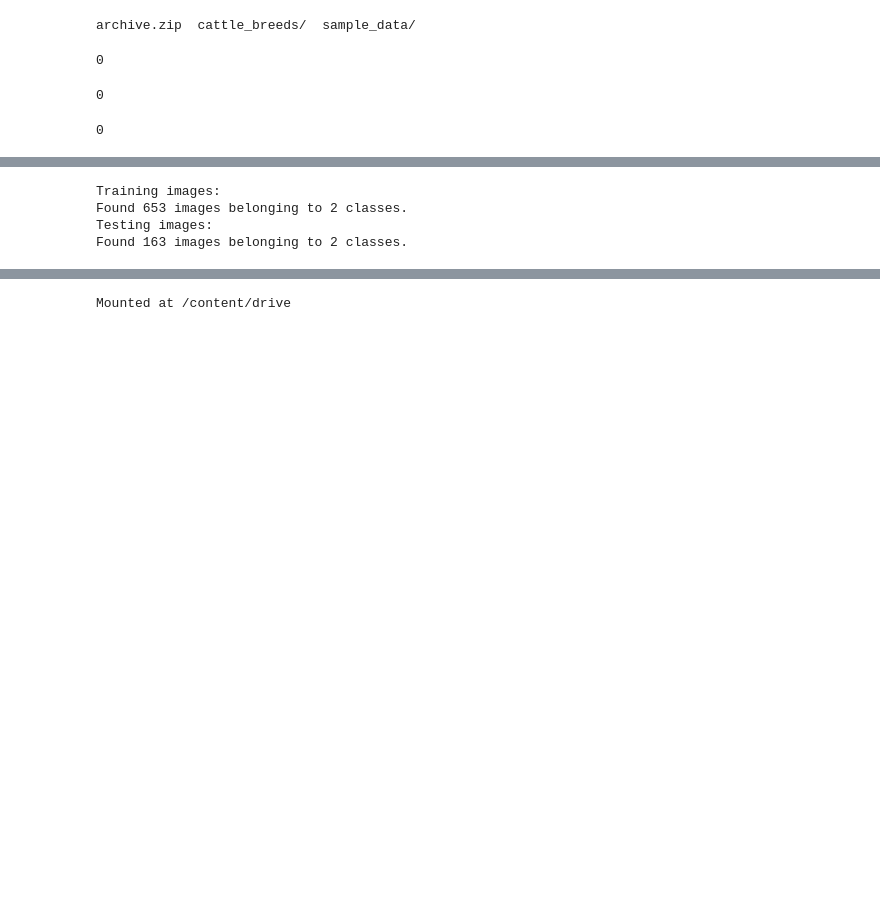
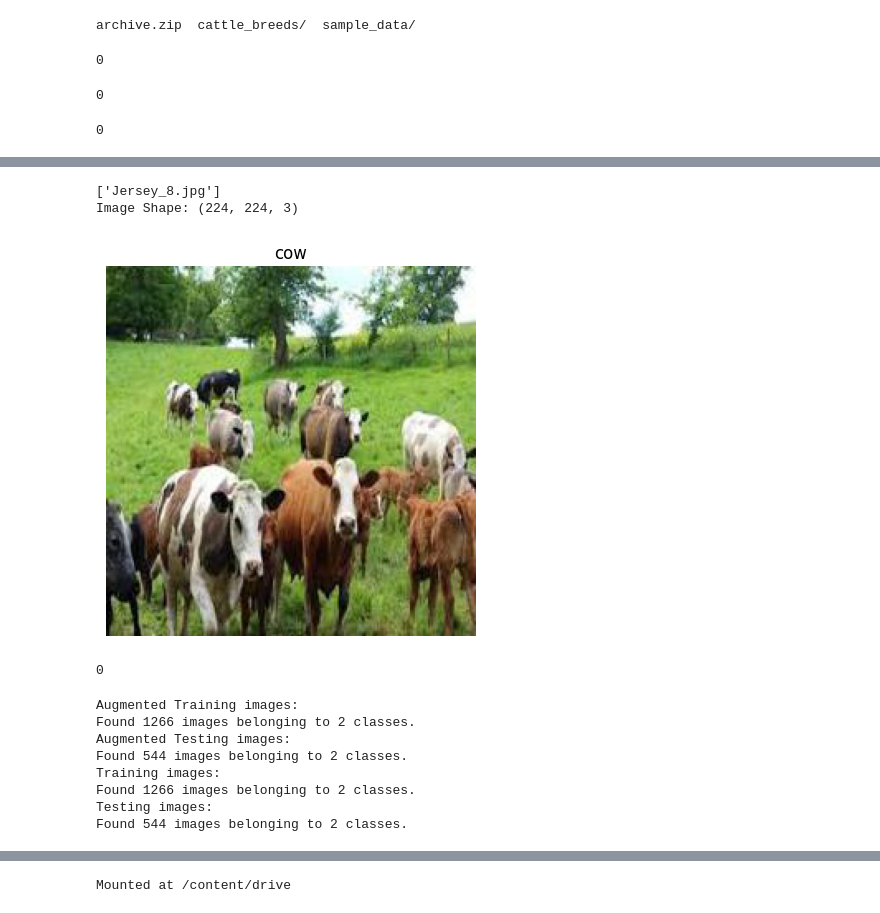
Before and after one commit to prateek66/deep_learning, a Jupyter notebook: Cattle_classifier.ipynb, the cells around one changed output, grey strips where cells are left out. Saved outputs shown, nothing was run; the diff lists cells and outputs as text; code cells hidden in the pictures; blank space fills up the shorter version.

```diff
--- a/Cattle_classifier.ipynb
+++ b/Cattle_classifier.ipynb
@@ -96,0 +106,31 @@ There are 0 directories and 0 images in '/content/dataSet/test/.ipynb_checkpoint
+# %%
+#visualize
+import matplotlib.pyplot as plt
+import matplotlib.image as mpimg
+import random
+import os
+
+def view_random_image(target_dir,target_class):
+  #setup the target directory(We'll view images from here)
+  target_folder = target_dir+target_class
+
+  #Get a random Image path
+  random_image = random.sample(os.listdir(target_folder), 1)
+  print(random_image)
+  #read image
+  img = mpimg.imread(target_folder + "/" + random_image[0])  #random_image returns a list
+  plt.imshow(img)
+  plt.title(target_class)
+  plt.axis("off");
+
+  print(f"Image Shape: {img.shape}")
+
+  return img
+# %%
+
+# view Image by using above function
+img = view_random_image(target_dir="/content/newDataSet/test/",target_class= "cow")
+# %% [output]
+['Jersey_8.jpg']
+Image Shape: (224, 224, 3)
+[figure, added]
@@ -97,3 +174,8 @@ There are 0 directories and 0 images in '/content/dataSet/test/.ipynb_checkpoint
+# %%
+import os
+os.system("rm -rf /content/newDataSet/test/.ipynb_checkpoints /content/newDataSet/train/.ipynb_checkpoints /content/newDataSet/.ipynb_checkpoints")
+# %% [output]
+0
 # %%
 # Setup data inputs
 from tensorflow.keras.preprocessing.image import ImageDataGenerator
@@ -101,25 +183,47 @@ from tensorflow.keras.preprocessing.image import ImageDataGenerator
 IMAGE_SHAPE = (224, 224)
 BATCH_SIZE = 32
 
-train_dir = "/content/dataSet/train/"
-test_dir = "/content/dataSet/val/"
+train_dir = "/content/newDataSet/train/"
+test_dir = "/content/newDataSet/test/"
 
-train_datagen = ImageDataGenerator(rescale=1/255.)
-test_datagen = ImageDataGenerator(rescale=1/255.)
+train_datagen_augmented = ImageDataGenerator(rescale= 1./255,rotation_range=0.2,width_shift_range=0.2,height_shift_range=0.2,shear_range=0.2,zoom_range=0.2)
+test_datagen_augmented = ImageDataGenerator(rescale= 1./255,rotation_range=0.2,width_shift_range=0.2,height_shift_range=0.2,shear_range=0.2,zoom_range=0.2)
+train_datagen = ImageDataGenerator(rescale=1./255)
+test_datagen = ImageDataGenerator(rescale=1./255)
+
+print("Augmented Training images:")
+train_augmented_data = train_datagen_augmented.flow_from_directory(train_dir,
+                                               target_size=IMAGE_SHAPE,
+                                               batch_size=BATCH_SIZE,
+                                               class_mode="binary",
+                                               shuffle = True)
+
+print("Augmented Testing images:")
+test_augmented_data = test_datagen_augmented.flow_from_directory(test_dir,
+                                               target_size=IMAGE_SHAPE,
+                                               batch_size=BATCH_SIZE,
+                                               class_mode="binary",
+                                               shuffle = True)
 
 print("Training images:")
 train_data = train_datagen.flow_from_directory(train_dir,
                                                target_size=IMAGE_SHAPE,
                                                batch_size=BATCH_SIZE,
-                                               class_mode="binary")
+                                               class_mode="binary",
+                                               shuffle = True)
 
 print("Testing images:")
-test_data = test_datagen.flow_from_directory(test_dir,
+test_data = test_datagen_augmented.flow_from_directory(test_dir,
                                               target_size=IMAGE_SHAPE,
                                               batch_size=BATCH_SIZE,
-                                              class_mode="binary")
+                                              class_mode="binary",
+                                             shuffle = True)
 # %% [output]
+Augmented Training images:
+Found 1266 images belonging to 2 classes.
+Augmented Testing images:
+Found 544 images belonging to 2 classes.
 Training images:
-Found 653 images belonging to 2 classes.
+Found 1266 images belonging to 2 classes.
 Testing images:
-Found 163 images belonging to 2 classes.
+Found 544 images belonging to 2 classes.
```
Also changed, not shown: parts of 30 cells of this notebook.
